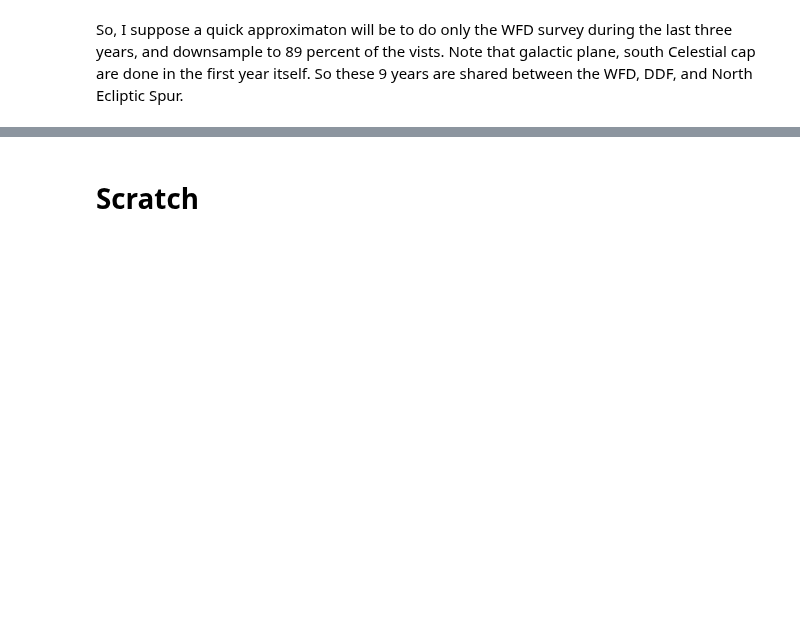
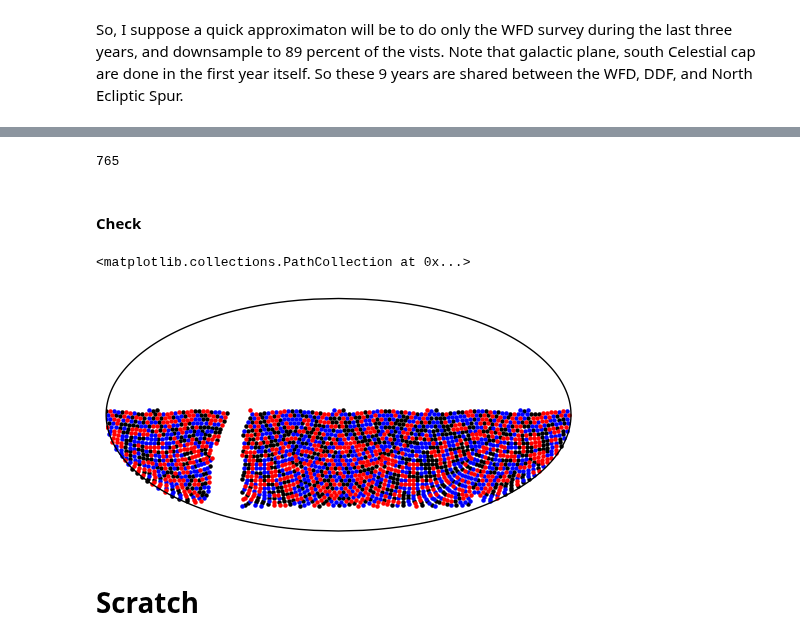
Before and after one commit to LSSTDESC/OpSimSummary, a Jupyter notebook: example/DeclinationBandsForOpSimRun.ipynb, the cells around one changed output, grey strips where cells are left out. Saved outputs shown, nothing was run; the diff lists cells and outputs as text; code cells hidden in the pictures; blank space fills up the shorter version.

Commit message:
Also do random fields 	modified:   DeclinationBandsForOpSimRun.ipynb

```diff
--- a/example/DeclinationBandsForOpSimRun.ipynb
+++ b/example/DeclinationBandsForOpSimRun.ipynb
@@ -204,0 +224,13 @@ North Ecliptic Spur.
+# %%
+FieldIDs = opsout.summary.query('propID == 54').drop_duplicates(subset='fieldID')[['fieldID', 'fieldRA', 'fieldDec']]
+FieldIDs[['fieldRA', 'fieldDec']] = FieldIDs[['fieldRA', 'fieldDec']].apply(np.degrees)
+FieldIDs['width'] = 0.03
+rng = np.random.RandomState(0)
+FieldIDs = FieldIDs.sample(frac=1, replace=False, random_state=rng)
+groups = np.array_split(FieldIDs, 3)
+# %%
+groups[0].fieldID.size
+# %% [output]
+765
+# %% [markdown]
+#### Check
@@ -204,0 +239,18 @@ North Ecliptic Spur.
+# %%
+fig, ax = plt.subplots()
+m = Basemap(#llcrnrlat=-32., llcrnrlon=48.,
+            #urcrnrlat=-22., urcrnrlon=58,
+            projection='moll', lon_0=0., lat_0=0., ax=ax)
+xN, yN = m(groups[0].fieldRA.values,
+           groups[0].fieldDec.values)
+xM, yM = m(groups[1].fieldRA.values,
+           groups[1].fieldDec.values)
+xS, yS = m(groups[2].fieldRA.values,
+           groups[2].fieldDec.values)
+
+m.scatter(xN, yN, marker='.', color='k')
+m.scatter(xM, yM, marker='.', color='b')
+m.scatter(xS, yS, marker='.', color='r')
+# %% [output]
+<matplotlib.collections.PathCollection at 0x...>
+[figure, added]
```
Also changed, not shown: parts of 15 cells of this notebook.
